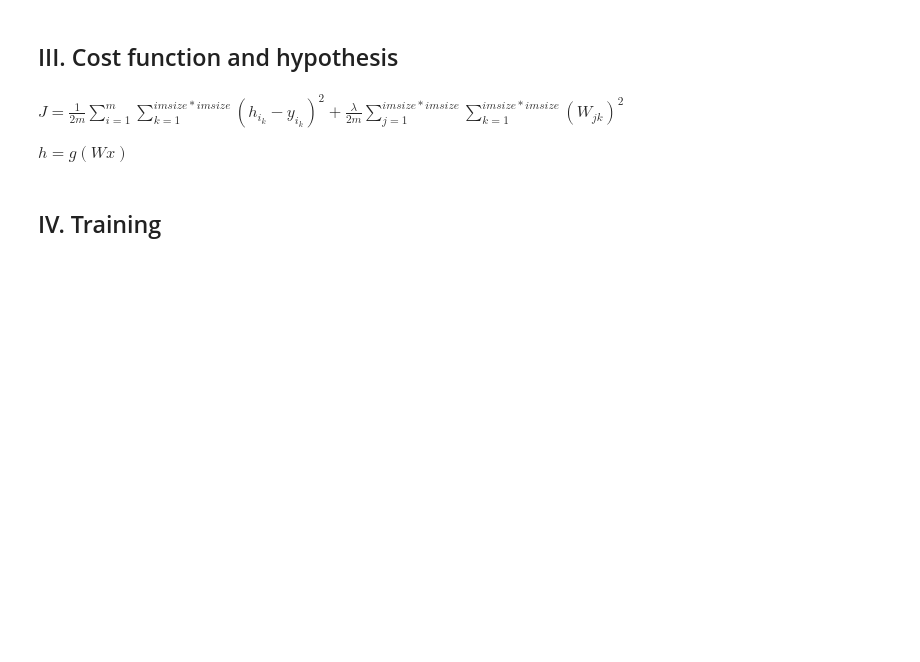
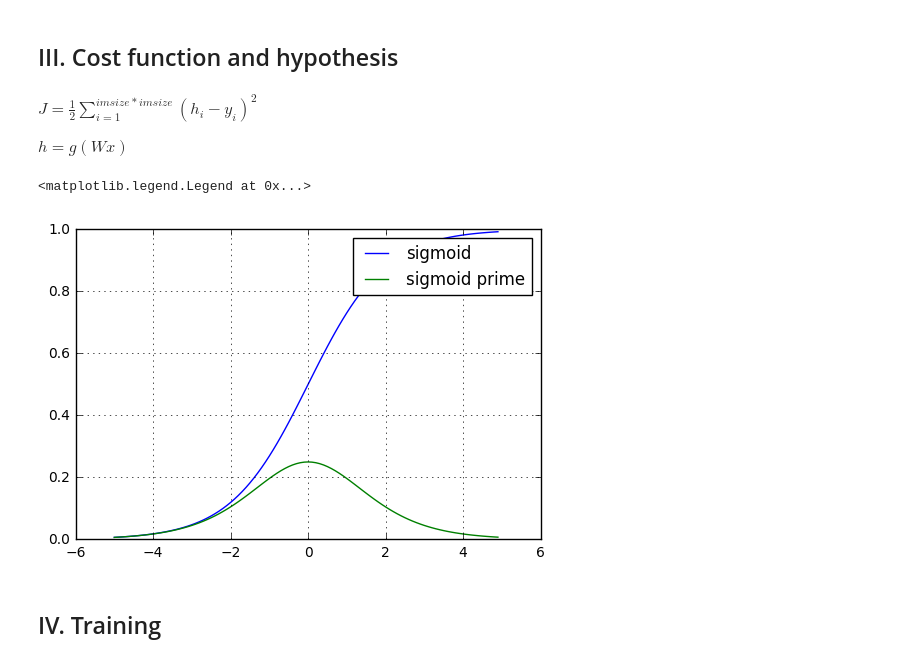
Before and after one commit to pyotr777/synthetic_move, a Jupyter notebook: NeuralNetwork4ImageInversion.ipynb, the cells around one changed output. Saved outputs shown, nothing was run; the diff lists cells and outputs as text; code cells hidden in the pictures; blank space fills up the shorter version.

```diff
--- a/NeuralNetwork4ImageInversion.ipynb
+++ b/NeuralNetwork4ImageInversion.ipynb
@@ -112,22 +191,33 @@ print W
 # %% [markdown]
 ## III. Cost function and hypothesis
 # %% [markdown]
-$J = \frac{1}{2m} \sum\limits_{i=1}^{m}\sum\limits_{k=1}^{imsize*imsize} (h_{i_k} - y_{i_k})^2 + \frac{\lambda}{2m} \sum\limits_{j=1}^{imsize*imsize} \sum\limits_{k=1}^{imsize*imsize}(W_{jk})^2$
+$J = \frac{1}{2} \sum\limits_{i=1}^{imsize*imsize} (h_{i} - y_{i})^2 $
 
 $h = g(Wx)$
 # %%
-def loss(h, y, W, lambda_):
-    m = h.shape[0]  # Number of samples
-    J = sum(sum((h - y)*(h - y))) / (2 * m)
-    J = J + sum(sum (W * W)) * lambda_ / (2 * m)
+def loss(h, y):
+    J = sum((h - y)*(h - y)) / 2
     return J
 
 def sigmoid(x):
     return 1/(1 + np.exp(-x))
 
+def sigmoidPrime(z):
+    # Derivative of sigmoid function
+    return np.exp(-z)/((1+np.exp(-z))**2)
+
 def hypothesis(x, W):
     y = sigmoid(np.dot(x, W))
     return y
+# %%
+test_v = np.arange(-5,5,0.1)
+plt.plot(test_v, sigmoid(test_v))
+plt.plot(test_v, sigmoidPrime(test_v))
+plt.grid(1)
+plt.legend(["sigmoid","sigmoid prime"])
+# %% [output]
+<matplotlib.legend.Legend at 0x...>
+[figure, added]
 # %% [markdown]
 ## IV. Training
 # %%
```
Also changed, not shown: parts of 7 cells of this notebook, 1 other file.
